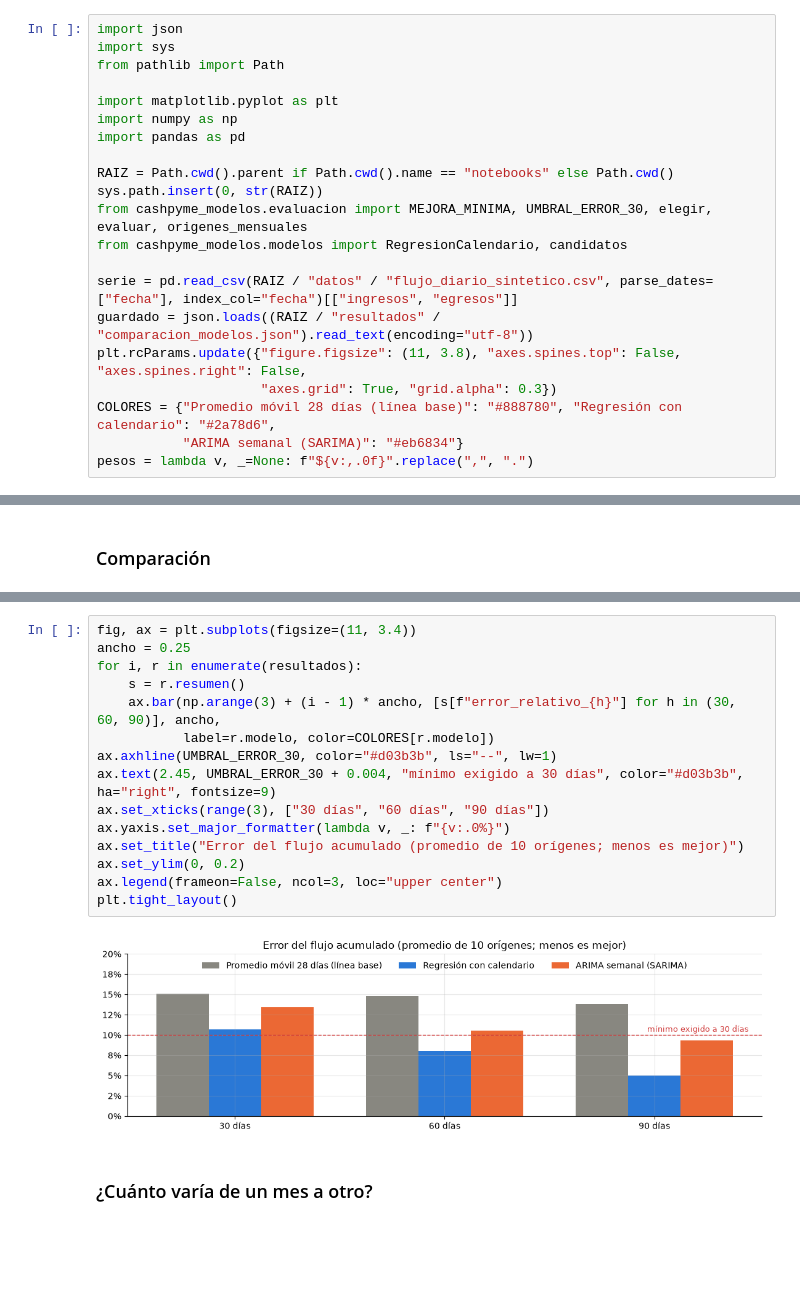
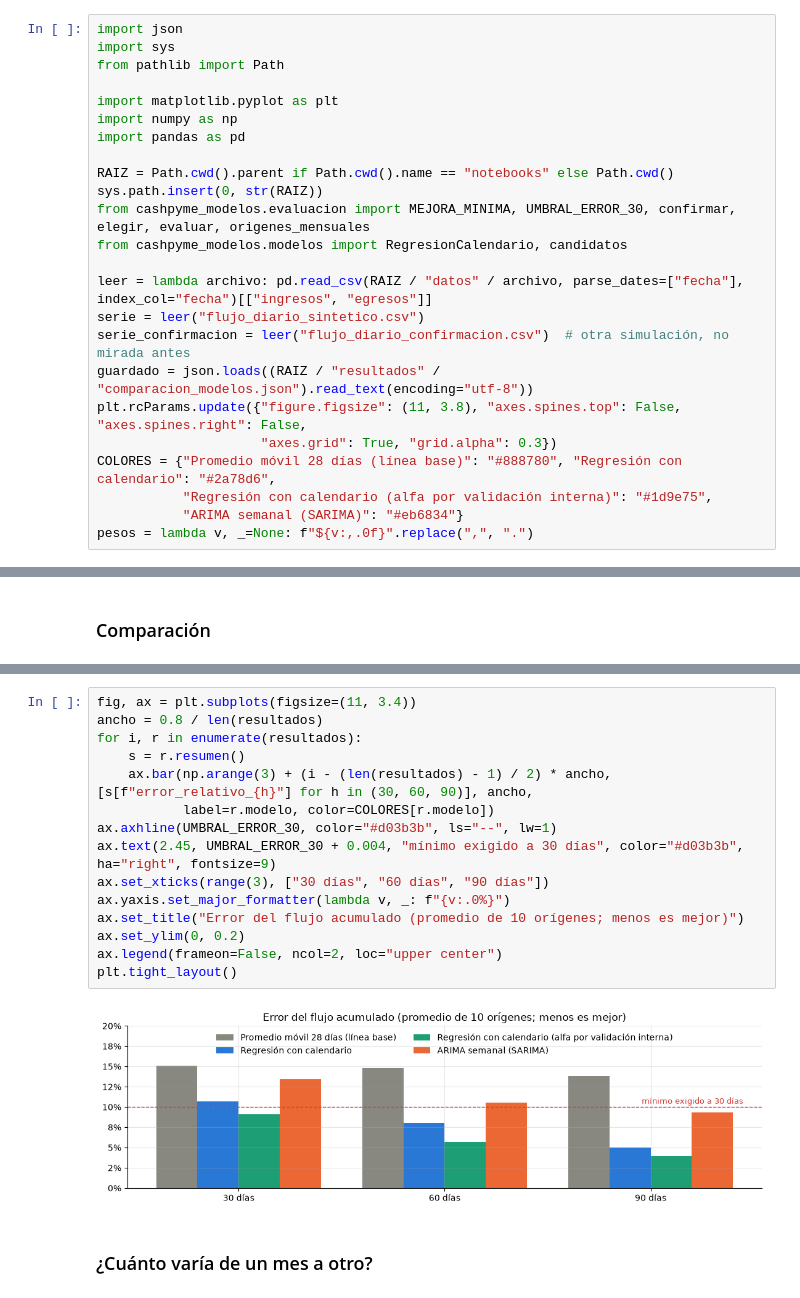
Before and after one commit to brunorodriguezcortes04/CashPyme, a Jupyter notebook: analitica/notebooks/02_modelado_y_evaluacion.ipynb, the cells around one changed output, grey strips where cells are left out. Drawn from its saved outputs; the diff is of its cells as text; blank space fills up the shorter version.

```diff
--- a/analitica/notebooks/02_modelado_y_evaluacion.ipynb
+++ b/analitica/notebooks/02_modelado_y_evaluacion.ipynb
@@ -21,14 +21,17 @@ import pandas as pd
 
 RAIZ = Path.cwd().parent if Path.cwd().name == "notebooks" else Path.cwd()
 sys.path.insert(0, str(RAIZ))
-from cashpyme_modelos.evaluacion import MEJORA_MINIMA, UMBRAL_ERROR_30, elegir, evaluar, origenes_mensuales
+from cashpyme_modelos.evaluacion import MEJORA_MINIMA, UMBRAL_ERROR_30, confirmar, elegir, evaluar, origenes_mensuales
 from cashpyme_modelos.modelos import RegresionCalendario, candidatos
 
-serie = pd.read_csv(RAIZ / "datos" / "flujo_diario_sintetico.csv", parse_dates=["fecha"], index_col="fecha")[["ingresos", "egresos"]]
+leer = lambda archivo: pd.read_csv(RAIZ / "datos" / archivo, parse_dates=["fecha"], index_col="fecha")[["ingresos", "egresos"]]
+serie = leer("flujo_diario_sintetico.csv")
+serie_confirmacion = leer("flujo_diario_confirmacion.csv")  # otra simulación, no mirada antes
 guardado = json.loads((RAIZ / "resultados" / "comparacion_modelos.json").read_text(encoding="utf-8"))
 plt.rcParams.update({"figure.figsize": (11, 3.8), "axes.spines.top": False, "axes.spines.right": False,
                      "axes.grid": True, "grid.alpha": 0.3})
 COLORES = {"Promedio móvil 28 días (línea base)": "#888780", "Regresión con calendario": "#2a78d6",
+           "Regresión con calendario (alfa por validación interna)": "#1d9e75",
            "ARIMA semanal (SARIMA)": "#eb6834"}
 pesos = lambda v, _=None: f"${v:,.0f}".replace(",", ".")
 # %% [markdown]
@@ -73,21 +78,21 @@ vista.style.format({"Error 30 d": "{:.1%}", "Error 60 d": "{:.1%}", "Error 90 d"
 | ARIMA semanal (SARIMA) | 13.5% | 10.5% | 9.3% | $438.923 | $459.076 |
 # %%
 fig, ax = plt.subplots(figsize=(11, 3.4))
-ancho = 0.25
+ancho = 0.8 / len(resultados)
 for i, r in enumerate(resultados):
     s = r.resumen()
-    ax.bar(np.arange(3) + (i - 1) * ancho, [s[f"error_relativo_{h}"] for h in (30, 60, 90)], ancho,
+    ax.bar(np.arange(3) + (i - (len(resultados) - 1) / 2) * ancho, [s[f"error_relativo_{h}"] for h in (30, 60, 90)], ancho,
            label=r.modelo, color=COLORES[r.modelo])
 ax.axhline(UMBRAL_ERROR_30, color="#d03b3b", ls="--", lw=1)
 ax.text(2.45, UMBRAL_ERROR_30 + 0.004, "mínimo exigido a 30 días", color="#d03b3b", ha="right", fontsize=9)
 ax.set_xticks(range(3), ["30 días", "60 días", "90 días"])
 ax.yaxis.set_major_formatter(lambda v, _: f"{v:.0%}")
 ax.set_title("Error del flujo acumulado (promedio de 10 orígenes; menos es mejor)")
 ax.set_ylim(0, 0.2)
-ax.legend(frameon=False, ncol=3, loc="upper center")
+ax.legend(frameon=False, ncol=2, loc="upper center")
 plt.tight_layout()
 # %% [output]
-[figure, old version]
+[figure, new version]
 # %% [markdown]
 ### ¿Cuánto varía de un mes a otro?
 # %%
```
Also changed, not shown: parts of 12 cells of this notebook, 11 other files.
